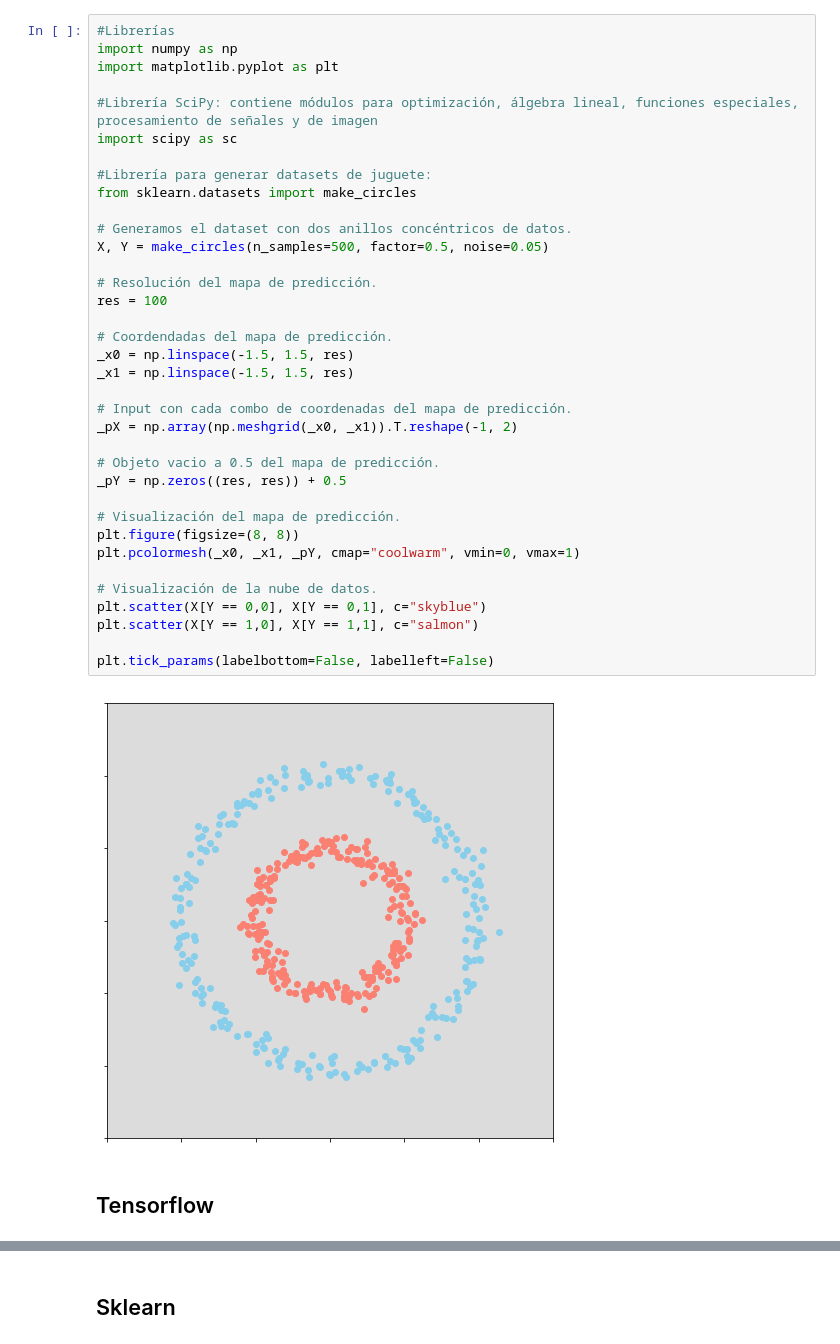
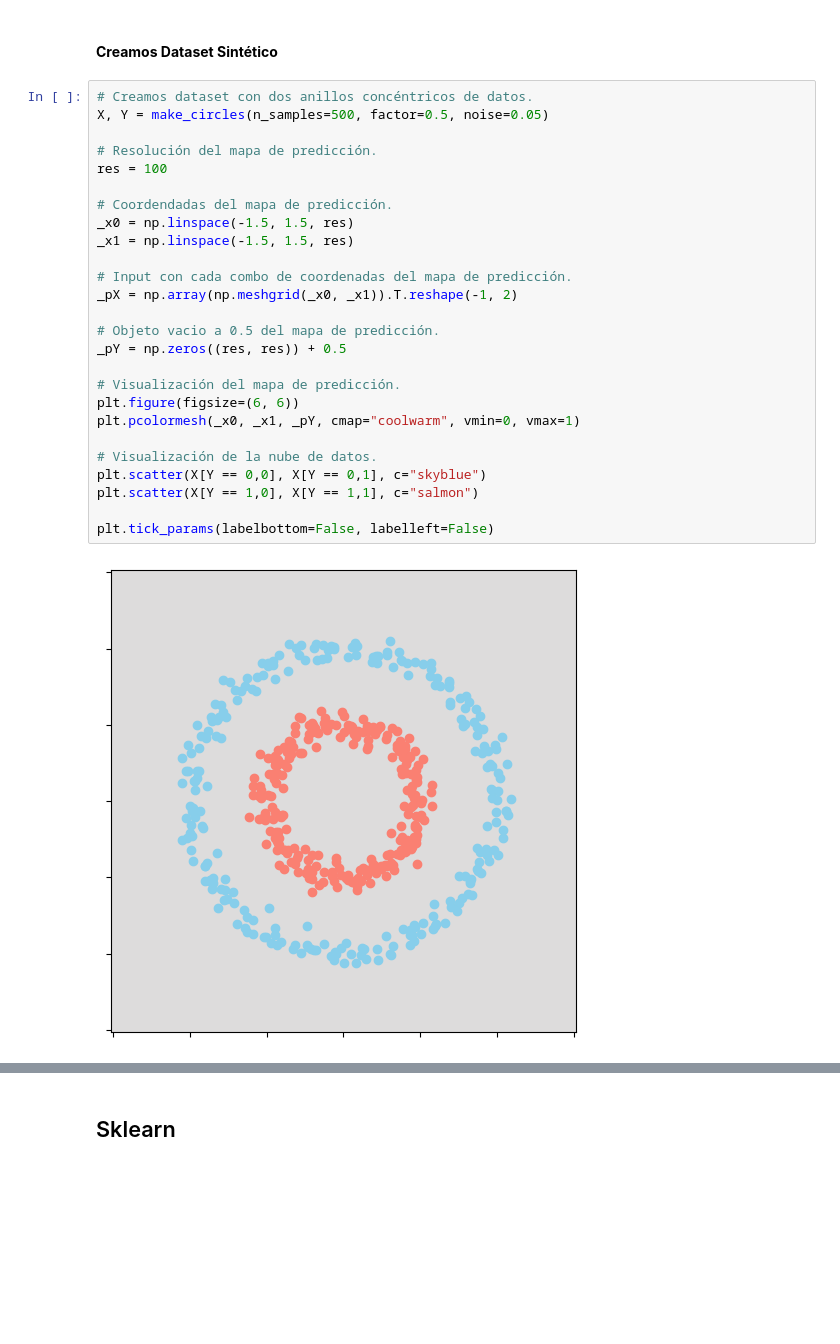
Before and after one commit to ffreirea1988/usm, a Jupyter notebook: Redes_Neuronales.ipynb, the cells around one changed output, grey strips where cells are left out. Drawn from its saved outputs; the diff is of its cells as text; blank space fills up the shorter version.

```diff
--- a/Redes_Neuronales.ipynb
+++ b/Redes_Neuronales.ipynb
@@ -5,40 +15,30 @@
+# %% [markdown]
+#### **Creamos Dataset Sintético**
 # %%
-#Librerías
-import numpy as np
-import matplotlib.pyplot as plt
-
-#Librería SciPy: contiene módulos para optimización, álgebra lineal, funciones especiales, procesamiento de señales y de imagen
-import scipy as sc
-
-#Librería para generar datasets de juguete:
-from sklearn.datasets import make_circles
-
-# Generamos el dataset con dos anillos concéntricos de datos.
+# Creamos dataset con dos anillos concéntricos de datos.
 X, Y = make_circles(n_samples=500, factor=0.5, noise=0.05)
 
 # Resolución del mapa de predicción.
 res = 100
 
 # Coordendadas del mapa de predicción.
 _x0 = np.linspace(-1.5, 1.5, res)
 _x1 = np.linspace(-1.5, 1.5, res)
 
 # Input con cada combo de coordenadas del mapa de predicción.
 _pX = np.array(np.meshgrid(_x0, _x1)).T.reshape(-1, 2)
 
 # Objeto vacio a 0.5 del mapa de predicción.
 _pY = np.zeros((res, res)) + 0.5
 
 # Visualización del mapa de predicción.
-plt.figure(figsize=(8, 8))
+plt.figure(figsize=(6, 6))
 plt.pcolormesh(_x0, _x1, _pY, cmap="coolwarm", vmin=0, vmax=1)
 
 # Visualización de la nube de datos.
 plt.scatter(X[Y == 0,0], X[Y == 0,1], c="skyblue")
 plt.scatter(X[Y == 1,0], X[Y == 1,1], c="salmon")
 
 plt.tick_params(labelbottom=False, labelleft=False)
 # %% [output]
-[figure, old version]
+[figure, new version]
-# %% [markdown]
-## Tensorflow
```
Also changed, not shown: parts of 8 cells of this notebook.
